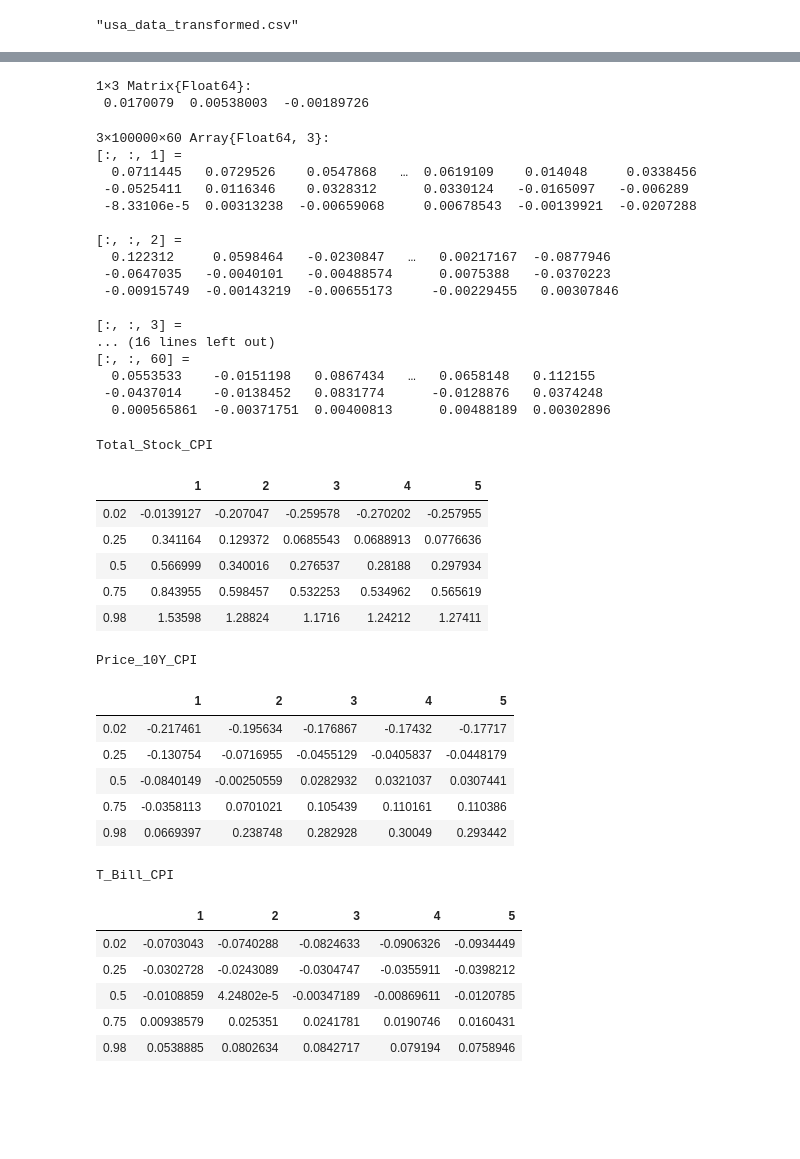
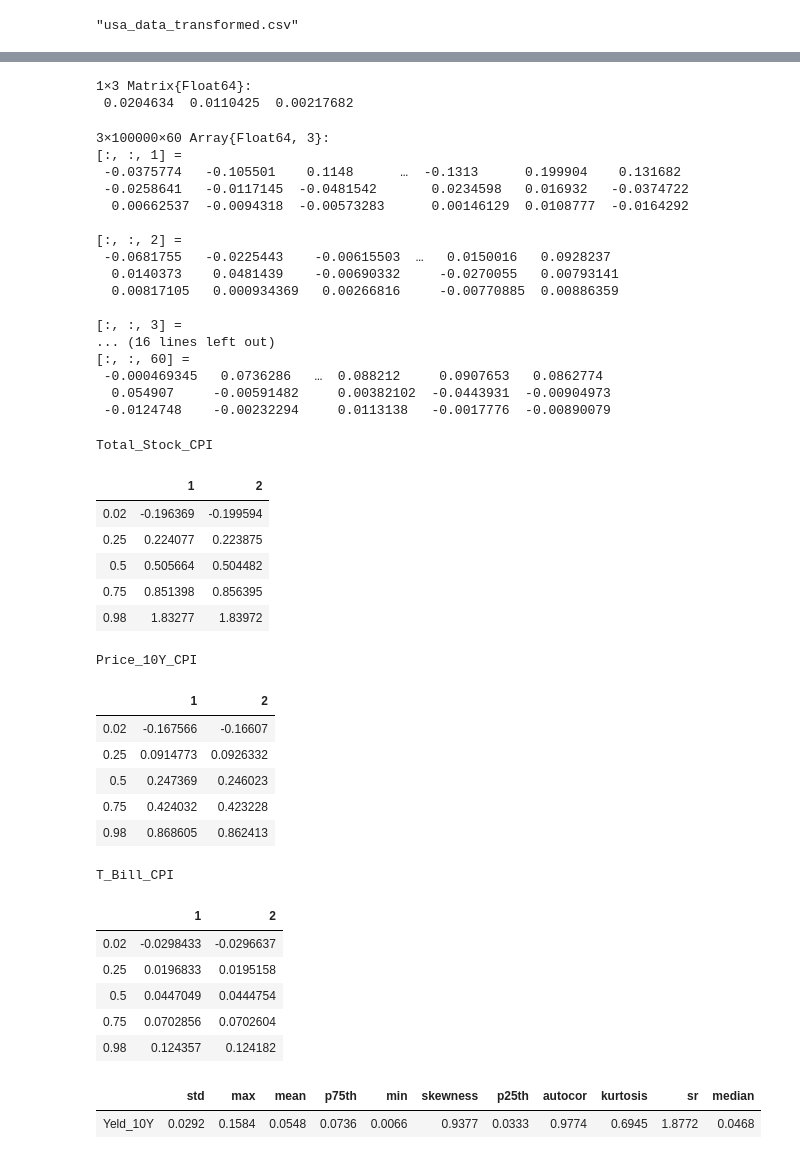
Before and after one commit to msz13/Goal-Based-Investing, a Jupyter notebook: julia_msp/us_bvar.ipynb, the cells around one changed output, grey strips where cells are left out. Saved outputs shown, nothing was run; the diff lists cells and outputs as text; code cells hidden in the pictures; blank space fills up the shorter version.

```diff
--- a/julia_msp/us_bvar.ipynb
+++ b/julia_msp/us_bvar.ipynb
@@ -77,7 +77,7 @@ CSV.write("usa_data_transformed.csv", data)
 # %% [output]
 "usa_data_transformed.csv"
 # %%
-start = Date(2005,03,01)
+start = Date(1983,03,01)
 end_d = Date(2019, 12, 31)
 s_data = to(from(data, start),end_d)
 # %% [output]
@@ -411,6 +413,6 @@ T_Bill_CPI
 # %%
 for n in 1:3
-    s_ann = expm1.(annualise(scenarios[n,:,2:end], 12))
+    s_ann = expm1.(annualise(scenarios[n,:,2:end], 20))
     print_percentiles(s_ann,[0.02, 0.25, 0.5, 0.75, 0.98], string(assets_names[n]))
 end
 # %% [output]
@@ -498,7 +500,7 @@ s_data
  mu = mean(values(s_data[:Total_Stock_CPI, :Price_10Y_CPI, :T_Bill_CPI]), dims=1)
 # %% [output]
 1×3 Matrix{Float64}:
- 0.0170079  0.00538003  -0.00189726
+ 0.0204634  0.0110425  0.00217682
 # %%
 using Distributions
 scenarios_n = zeros(3,100_000,60)
@@ -506,49 +508,53 @@ scenarios_n = zeros(3,100_000,60)
 for t in 1:60
     scenarios_n[:,:,t] = rand(MvNormal(vec(mu), cov_m), 100_000)
 end
-scenarios_n
 # %% [output]
 3×100000×60 Array{Float64, 3}:
 [:, :, 1] =
-  0.0711445   0.0729526    0.0547868   …  0.0619109    0.014048     0.0338456
- -0.0525411   0.0116346    0.0328312      0.0330124   -0.0165097   -0.006289
- -8.33106e-5  0.00313238  -0.00659068     0.00678543  -0.00139921  -0.0207288
+ -0.0375774   -0.105501    0.1148      …  -0.1313      0.199904    0.131682
+ -0.0258641   -0.0117145  -0.0481542       0.0234598   0.016932   -0.0374722
+  0.00662537  -0.0094318  -0.00573283      0.00146129  0.0108777  -0.0164292
 
 [:, :, 2] =
-  0.122312     0.0598464   -0.0230847   …   0.00217167  -0.0877946
- -0.0647035   -0.0040101   -0.00488574      0.0075388   -0.0370223
- -0.00915749  -0.00143219  -0.00655173     -0.00229455   0.00307846
+ -0.0681755   -0.0225443    -0.00615503  …   0.0150016   0.0928237
+  0.0140373    0.0481439    -0.00690332     -0.0270055   0.00793141
+  0.00817105   0.000934369   0.00266816     -0.00770885  0.00886359
 
 [:, :, 3] =
 ... (16 lines left out)
 [:, :, 60] =
-  0.0553533    -0.0151198   0.0867434   …   0.0658148   0.112155
- -0.0437014    -0.0138452   0.0831774      -0.0128876   0.0374248
-  0.000565861  -0.00371751  0.00400813      0.00488189  0.00302896
+ -0.000469345   0.0736286   …  0.088212     0.0907653   0.0862774
+  0.054907     -0.00591482     0.00382102  -0.0443931  -0.00904973
+ -0.0124748    -0.00232294     0.0113138   -0.0017776  -0.00890079
 # %%
 for n in 1:3
-    s_ann = expm1.(annualise(scenarios[n,:,2:end], 12))
+    s_ann = expm1.(annualise(scenarios_n[n,:,2:end], 20))
     print_percentiles(s_ann,[0.02, 0.25, 0.5, 0.75, 0.98], string(assets_names[n]))
 end
 # %% [output]
 Total_Stock_CPI
-|  | 1 | 2 | 3 | 4 | 5 |
-| 0.02 | -0.0139127 | -0.207047 | -0.259578 | -0.270202 | -0.257955 |
-| 0.25 | 0.341164 | 0.129372 | 0.0685543 | 0.0688913 | 0.0776636 |
-| 0.5 | 0.566999 | 0.340016 | 0.276537 | 0.28188 | 0.297934 |
-| 0.75 | 0.843955 | 0.598457 | 0.532253 | 0.534962 | 0.565619 |
-| 0.98 | 1.53598 | 1.28824 | 1.1716 | 1.24212 | 1.27411 |
+|  | 1 | 2 |
+| 0.02 | -0.196369 | -0.199594 |
+| 0.25 | 0.224077 | 0.223875 |
+| 0.5 | 0.505664 | 0.504482 |
+| 0.75 | 0.851398 | 0.856395 |
+| 0.98 | 1.83277 | 1.83972 |
 Price_10Y_CPI
-|  | 1 | 2 | 3 | 4 | 5 |
-| 0.02 | -0.217461 | -0.195634 | -0.176867 | -0.17432 | -0.17717 |
-| 0.25 | -0.130754 | -0.0716955 | -0.0455129 | -0.0405837 | -0.0448179 |
-| 0.5 | -0.0840149 | -0.00250559 | 0.0282932 | 0.0321037 | 0.0307441 |
-| 0.75 | -0.0358113 | 0.0701021 | 0.105439 | 0.110161 | 0.110386 |
-| 0.98 | 0.0669397 | 0.238748 | 0.282928 | 0.30049 | 0.293442 |
+|  | 1 | 2 |
+| 0.02 | -0.167566 | -0.16607 |
+| 0.25 | 0.0914773 | 0.0926332 |
+| 0.5 | 0.247369 | 0.246023 |
+| 0.75 | 0.424032 | 0.423228 |
+| 0.98 | 0.868605 | 0.862413 |
 T_Bill_CPI
-|  | 1 | 2 | 3 | 4 | 5 |
-| 0.02 | -0.0703043 | -0.0740288 | -0.0824633 | -0.0906326 | -0.0934449 |
-| 0.25 | -0.0302728 | -0.0243089 | -0.0304747 | -0.0355911 | -0.0398212 |
-| 0.5 | -0.0108859 | 4.24802e-5 | -0.00347189 | -0.00869611 | -0.0120785 |
-| 0.75 | 0.00938579 | 0.025351 | 0.0241781 | 0.0190746 | 0.0160431 |
-| 0.98 | 0.0538885 | 0.0802634 | 0.0842717 | 0.079194 | 0.0758946 |
+|  | 1 | 2 |
+| 0.02 | -0.0298433 | -0.0296637 |
+| 0.25 | 0.0196833 | 0.0195158 |
+| 0.5 | 0.0447049 | 0.0444754 |
+| 0.75 | 0.0702856 | 0.0702604 |
+| 0.98 | 0.124357 | 0.124182 |
+# %%
+returns_summarystats(data_source[:Yeld_10Y],1)
+# %% [output]
+|  | std | max | mean | p75th | min | skewness | p25th | autocor | kurtosis | sr | median |
+| Yeld_10Y | 0.0292 | 0.1584 | 0.0548 | 0.0736 | 0.0066 | 0.9377 | 0.0333 | 0.9774 | 0.6945 | 1.8772 | 0.0468 |
```
Also changed, not shown: parts of 20 cells of this notebook, 11 other files.
